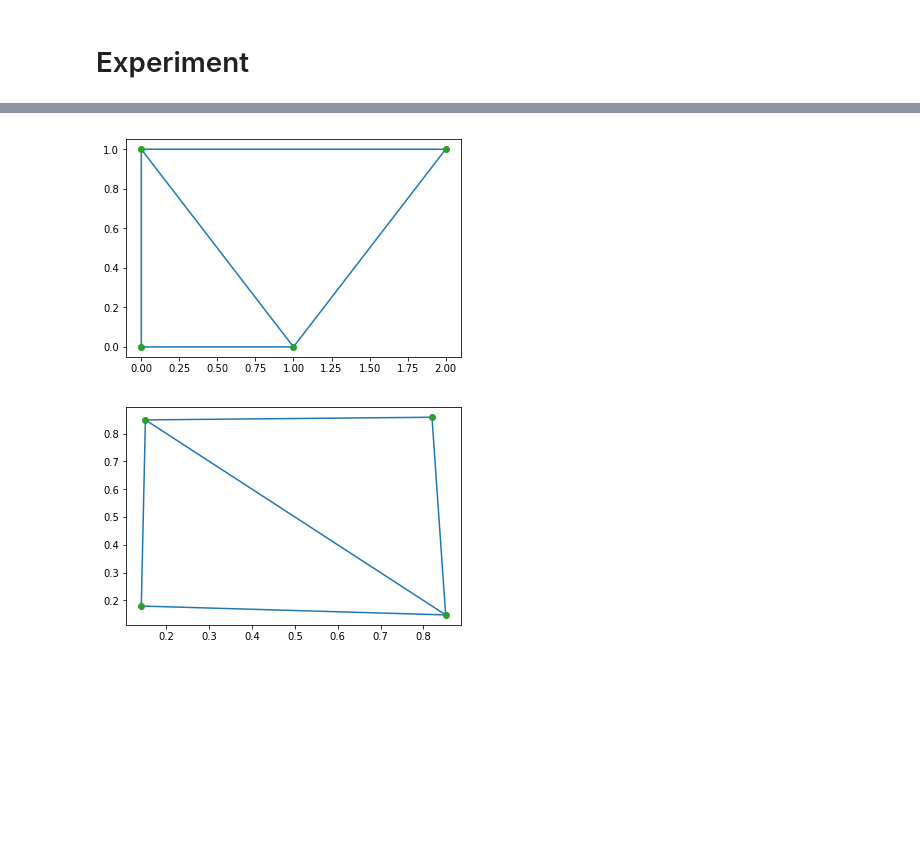
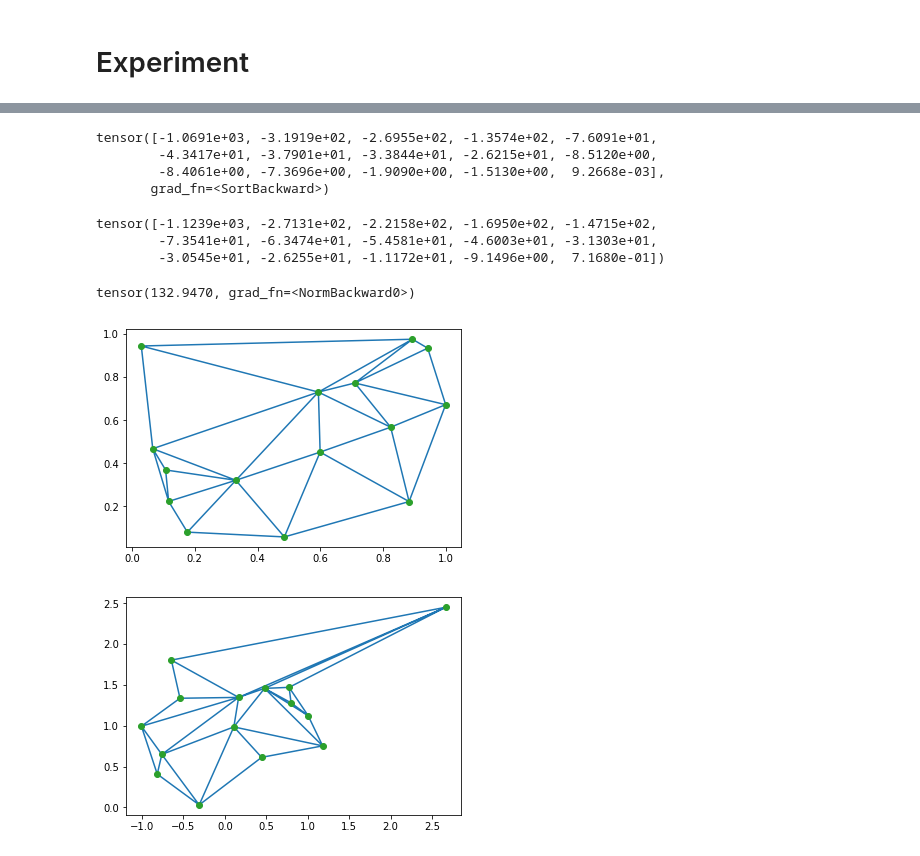
Before and after one commit to kefir8888/ml_project, a Jupyter notebook: project_ml2.ipynb, the cells around one changed output, grey strips where cells are left out. Saved outputs shown, nothing was run; the diff lists cells and outputs as text; code cells hidden in the pictures; blank space fills up the shorter version.

```diff
--- a/project_ml2.ipynb
+++ b/project_ml2.ipynb
@@ -219,7 +218,7 @@ def generate_random_mesh (num):
 
     return mesh
 
-circle = generate_circle (0, 1, 1, 20, num_interior=40)
+circle = generate_circle (0, 1, 1, 10, num_interior=5)
 plot_mesh (circle)
 
 rand_mesh = generate_random_mesh (15)
@@ -317,28 +324,30 @@ def weighted_norm (a, b):
     return norm
 # %% [markdown]
 # Experiment
+# %%
+target = rand_mesh
+tri = Delaunay(target)
+target_simplices = tri.simplices
+E, E_b = find_E_Eb (target, target_simplices)
+target_points = torch.tensor(target).float()
+L = calc_L(target_points, target_simplices)
+A = calc_A(target_simplices, L, len (target_points))
+W = calc_W(E, E_b, A, L, target_simplices)
+mu = find_eigenvalues (W, A)
 # %%
-target = [(0.0, 0.0), (1.0, 0.0), (2.0, 1.0), (0.0, 1.0)]
-tri = Delaunay(target)
-simplices = tri.simplices
-E, E_b = find_E_Eb (target, simplices)
-target_points = torch.tensor(target)
-L = calc_L(target_points, simplices)
-A = calc_A(simplices, L, len (target_points))
-W = calc_W(E, E_b, A, L, simplices)
-mu = find_eigenvalues (W, A)
-
-initial = [(0.0, 0.0), (1.0, 0.0), (1.0, 1.0), (0.0, 1.0)]
-
+initial = circle
 tri = Delaunay(initial)
 simplices = tri.simplices
 E, E_b = find_E_Eb (initial, simplices)
 
-points = torch.tensor(initial, requires_grad=True)
-optimizer = torch.optim.Adam([points], lr = 0.0001)
+points = torch.tensor(initial, requires_grad=True, dtype=torch.float)
+optimizer = torch.optim.Adam([points], lr = 0.01)
 
 print("Target: {}".format(mu))
 
+losses_summary = []
+losses_weighted = []
+losses_pen = []
 for _ in range(2000):
     L = calc_L (points, simplices)
     A = calc_A (simplices, L, len (points))
@@ -347,14 +356,15 @@ for _ in range(2000):
 
     current_eigen = find_eigenvalues(W, A)
 
-    #loss =   weighted_norm(current_eigen, mu)+pen# calculate loss
-    loss =   weighted_norm(current_eigen, mu)#+pen# calculate loss
-    #print (mu)
+    loss =   weighted_norm(current_eigen, mu)+pen# calculate loss
     optimizer.zero_grad()  # clear previous gradients
     loss.backward()        # compute gradients of all variables wrt loss
 
     optimizer.step()
     if _ % 25 == 0:
-        print(current_eigen)
-        print(loss)
+        losses_summary.append(loss)
+        losses_weighted.append(loss-pen)
+        losses_pen.append(pen)
+
+        print(_)
 # %% [output]
@@ -395,6 +425,23 @@ tensor(103.6663, grad_fn=<AddBackward0>)
+# %%
+current_eigen
+# %% [output]
+tensor([-1.0691e+03, -3.1919e+02, -2.6955e+02, -1.3574e+02, -7.6091e+01,
+        -4.3417e+01, -3.7901e+01, -3.3844e+01, -2.6215e+01, -8.5120e+00,
+        -8.4061e+00, -7.3696e+00, -1.9090e+00, -1.5130e+00,  9.2668e-03],
+       grad_fn=<SortBackward>)
+# %%
+mu
+# %% [output]
+tensor([-1.1239e+03, -2.7131e+02, -2.2158e+02, -1.6950e+02, -1.4715e+02,
+        -7.3541e+01, -6.3474e+01, -5.4581e+01, -4.6003e+01, -3.1303e+01,
+        -3.0545e+01, -2.6255e+01, -1.1172e+01, -9.1496e+00,  7.1680e-01])
+# %%
+(mu - current_eigen).norm()
+# %% [output]
+tensor(132.9470, grad_fn=<NormBackward0>)
 # %%
-plot_triangulation(target_points.detach().numpy(), simplices)
+plot_triangulation(target_points.detach().numpy(), target_simplices)
 plot_triangulation(points.detach().numpy(), simplices)
 # %% [output]
-[figure, old version]
+[figure, new version]
-[figure, old version]
+[figure, new version]
```
Also changed, not shown: parts of 8 cells of this notebook.
